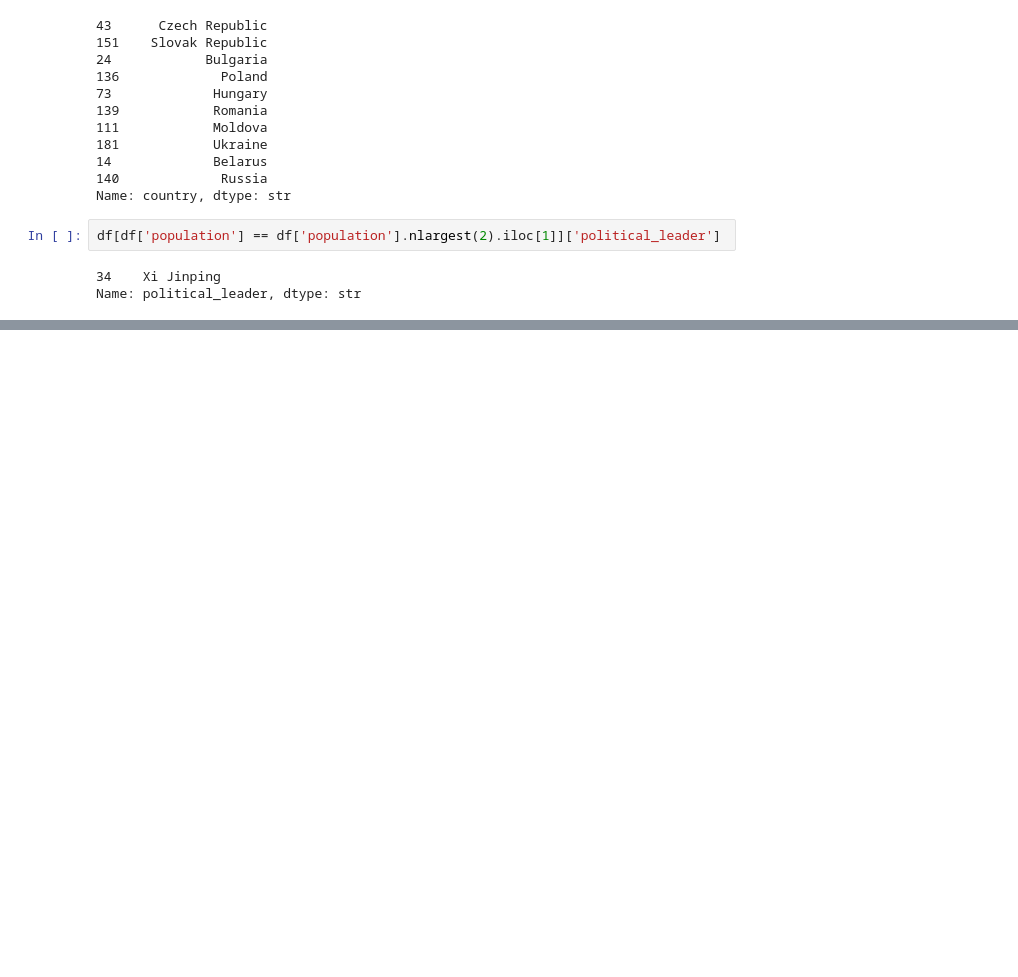
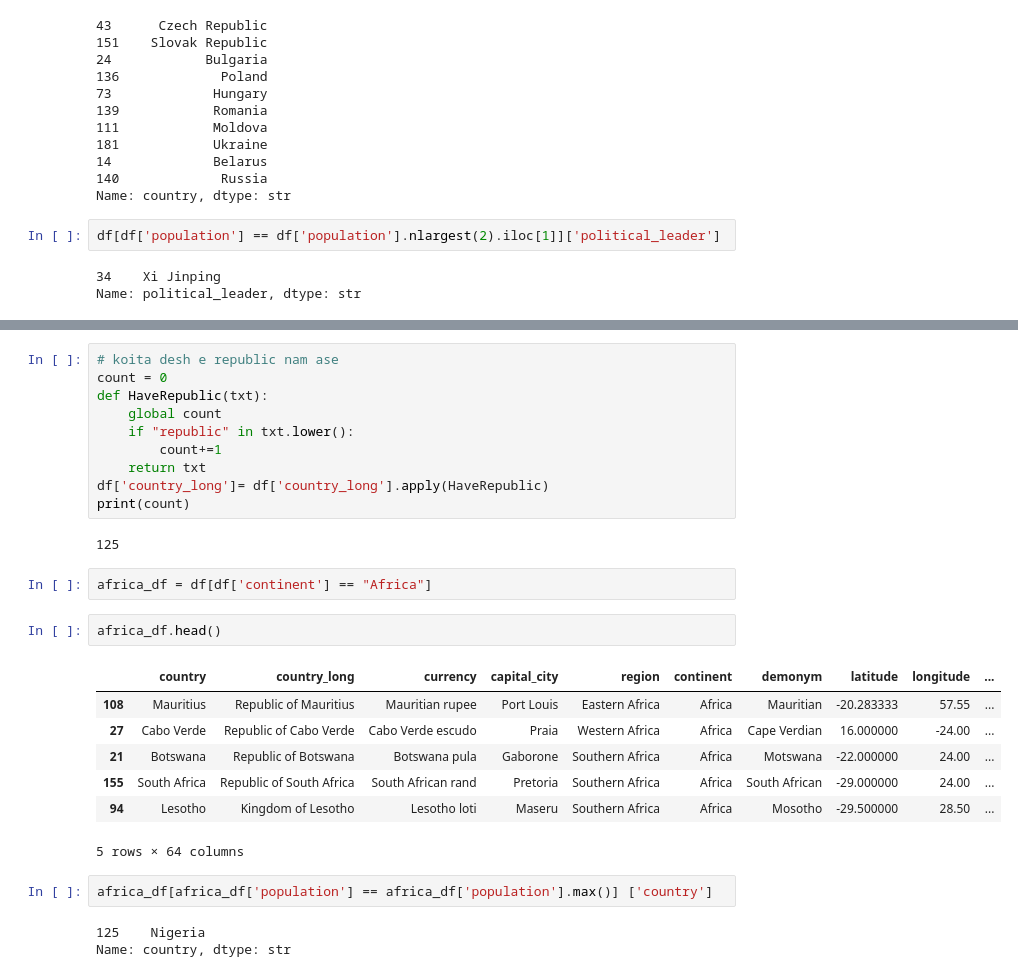
Before and after one commit to iamahnaf/Data-Science-Practice, a Jupyter notebook: DataExtraction.ipynb, the cells around one changed output, grey strips where cells are left out. Cells and saved outputs as stored; diff of their text form; blank space fills up the shorter version.

```diff
--- a/DataExtraction.ipynb
+++ b/DataExtraction.ipynb
@@ -116,0 +130,29 @@ Name: political_leader, dtype: str
+# %%
+# koita desh e republic nam ase
+count = 0
+def HaveRepublic(txt):
+    global count
+    if "republic" in txt.lower():
+        count+=1
+    return txt
+df['country_long']= df['country_long'].apply(HaveRepublic)
+print(count)
+# %% [output]
+125
+# %%
+africa_df = df[df['continent'] == "Africa"]
+# %%
+africa_df.head()
+# %% [output]
+|  | country | country_long | currency | capital_city | region | continent | demonym | latitude | longitude | ... |
+| 108 | Mauritius | Republic of Mauritius | Mauritian rupee | Port Louis | Eastern Africa | Africa | Mauritian | -20.283333 | 57.55 | ... |
+| 27 | Cabo Verde | Republic of Cabo Verde | Cabo Verde escudo | Praia | Western Africa | Africa | Cape Verdian | 16.000000 | -24.00 | ... |
+| 21 | Botswana | Republic of Botswana | Botswana pula | Gaborone | Southern Africa | Africa | Motswana | -22.000000 | 24.00 | ... |
+| 155 | South Africa | Republic of South Africa | South African rand | Pretoria | Southern Africa | Africa | South African | -29.000000 | 24.00 | ... |
+| 94 | Lesotho | Kingdom of Lesotho | Lesotho loti | Maseru | Southern Africa | Africa | Mosotho | -29.500000 | 28.50 | ... |
+5 rows × 64 columns
+# %%
+africa_df[africa_df['population'] == africa_df['population'].max()] ['country']
+# %% [output]
+125    Nigeria
+Name: country, dtype: str
```
Also changed, not shown: parts of 2 cells of this notebook.
